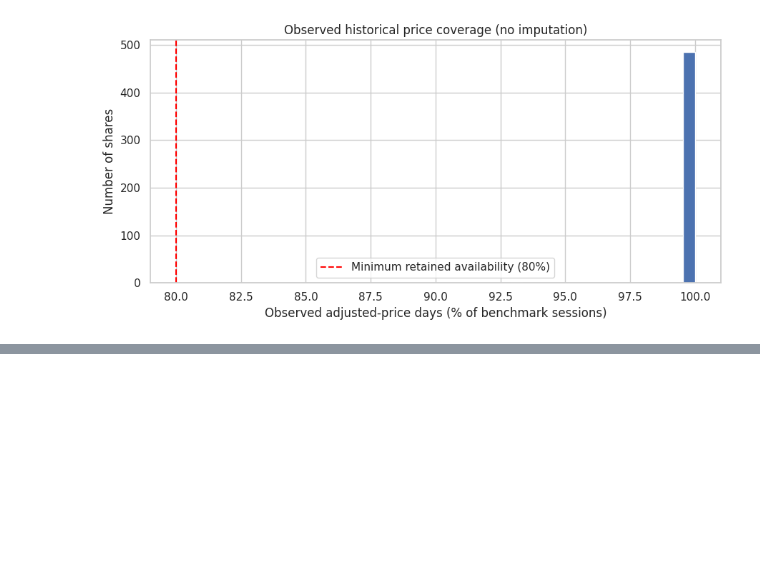
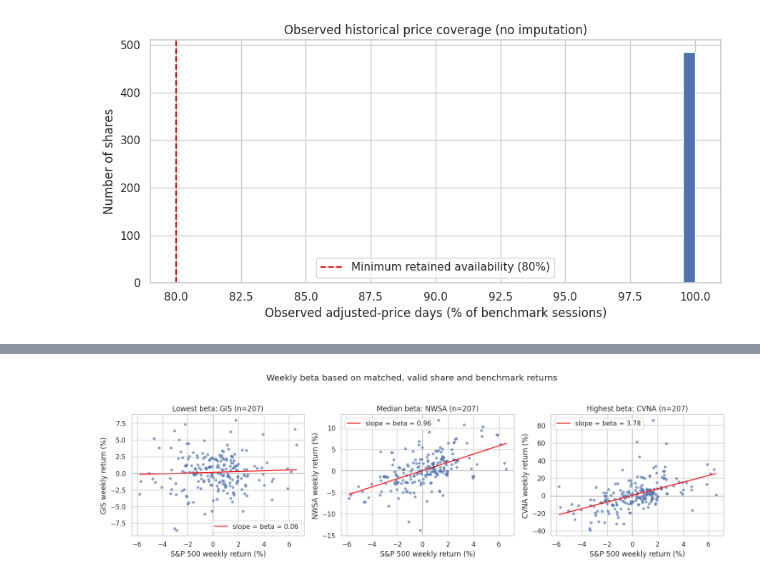
Before and after one commit to Dewdahara/CRMCM_CW1_w2054873, a Jupyter notebook: CRMCM_CW1_w2054873.ipynb, the cells around one changed output, grey strips where cells are left out. Cells and saved outputs as stored; diff of their text form; code cells hidden in the pictures; blank space fills up the shorter version.

Commit message:
Task 1.3: calculate weekly returns, mean return and weekly beta

```diff
--- a/CRMCM_CW1_w2054873.ipynb
+++ b/CRMCM_CW1_w2054873.ipynb
@@ -657,0 +697,9 @@ plt.show()
+# %%
+# Mean weekly return for each share: the average of its observed weekly returns.
+mean_weekly_return = weekly_ret.mean(axis=0, skipna=True)
+n_weeks = weekly_ret.count()
+assert (n_weeks >= MIN_WEEKS).all(), "A retained share has fewer than MIN_WEEKS valid weekly returns"
+for t in weekly_ret.columns:
+    assert np.isclose(mean_weekly_return[t], weekly_ret[t].dropna().mean())
+print("Valid weekly observations per share: min / median / max =", int(n_weeks.min()), int(n_weeks.median()), int(n_weeks.max()))
+display(mean_weekly_return.describe().to_frame("mean_weekly_return"))
@@ -657,0 +759,11 @@ plt.show()
+# %%
+# Two extra checks on beta using the same paired weeks: the covariance/variance version and an OLS
+# slope.
+vectorised = pd.Series({t: weekly_ret[t].cov(bench_ret) / bench_ret[weekly_ret[t].notna()].var() for t in weekly_ret.columns})
+ols_slope = {}
+for t in weekly_ret.columns:
+    paired = pd.concat([weekly_ret[t], bench_ret], axis=1).dropna()
+    ols_slope[t] = np.polyfit(paired.iloc[:, 1].to_numpy(), paired.iloc[:, 0].to_numpy(), 1)[0]
+ols_slope = pd.Series(ols_slope)
+print("Beta matches pairwise Cov/Var:", bool(np.allclose(beta, vectorised, equal_nan=True)))
+print("Beta matches pairwise OLS slope:", bool(np.allclose(beta, ols_slope, equal_nan=True)))
@@ -657,0 +837,21 @@ plt.show()
+# %%
+# Chart: the shares with the lowest, median and highest beta, each plotted against the market using
+# matched weekly returns.
+b = beta.dropna()
+pick = {"Lowest beta": b.idxmin(), "Median beta": (b - b.median()).abs().idxmin(), "Highest beta": b.idxmax()}
+fig, axes = plt.subplots(1, 3, figsize=(15, 4.6), sharex=True)
+for ax, (label, t) in zip(axes, pick.items()):
+    paired = pd.concat([weekly_ret[t].rename("share"), bench_ret.rename("market")], axis=1).dropna()
+    x, y = paired["market"].to_numpy(), paired["share"].to_numpy()
+    intercept = y.mean() - beta[t] * x.mean()
+    xs = np.linspace(x.min(), x.max(), 50)
+    ax.scatter(x * 100, y * 100, s=14, alpha=0.6)
+    ax.plot(xs * 100, (intercept + beta[t] * xs) * 100, color="red", label=f"slope = beta = {beta[t]:.2f}")
+    ax.axhline(0, color="grey", lw=0.6); ax.axvline(0, color="grey", lw=0.6)
+    ax.set_title(f"{label}: {t} (n={len(paired)})")
+    ax.set_xlabel("S&P 500 weekly return (%)"); ax.set_ylabel(f"{t} weekly return (%)")
+    ax.legend()
+fig.suptitle("Weekly beta based on matched, valid share and benchmark returns")
+plt.tight_layout(rect=[0, 0, 1, 0.94]); plt.show()
+# %% [output]
+[figure, added]
```
Also changed, not shown: parts of 13 cells of this notebook.
